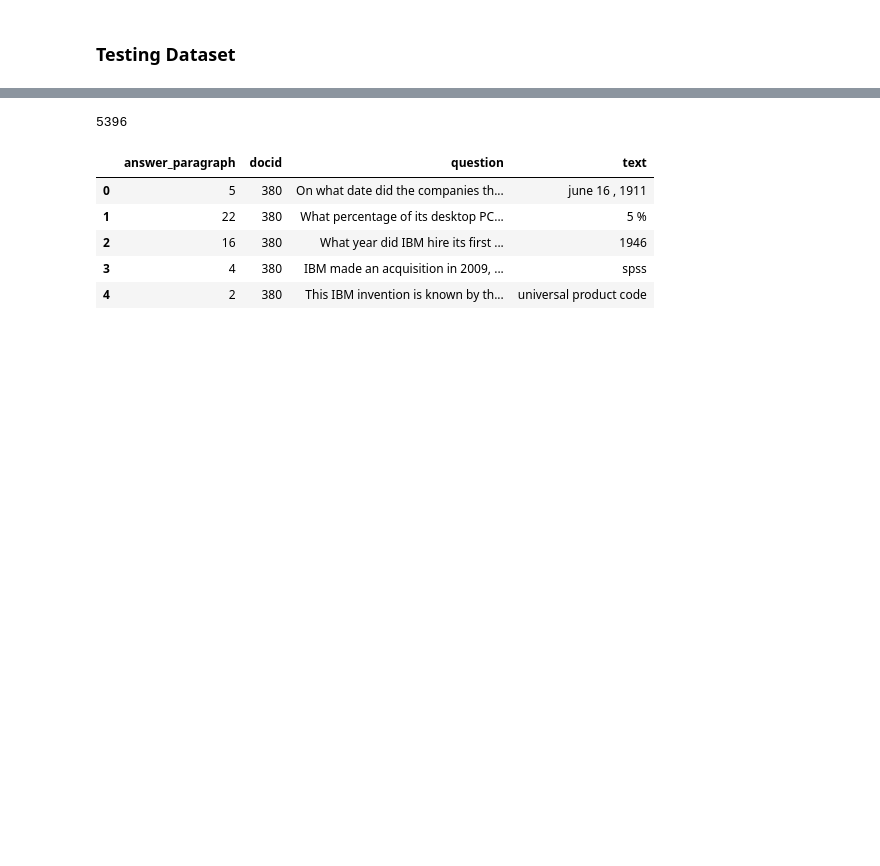
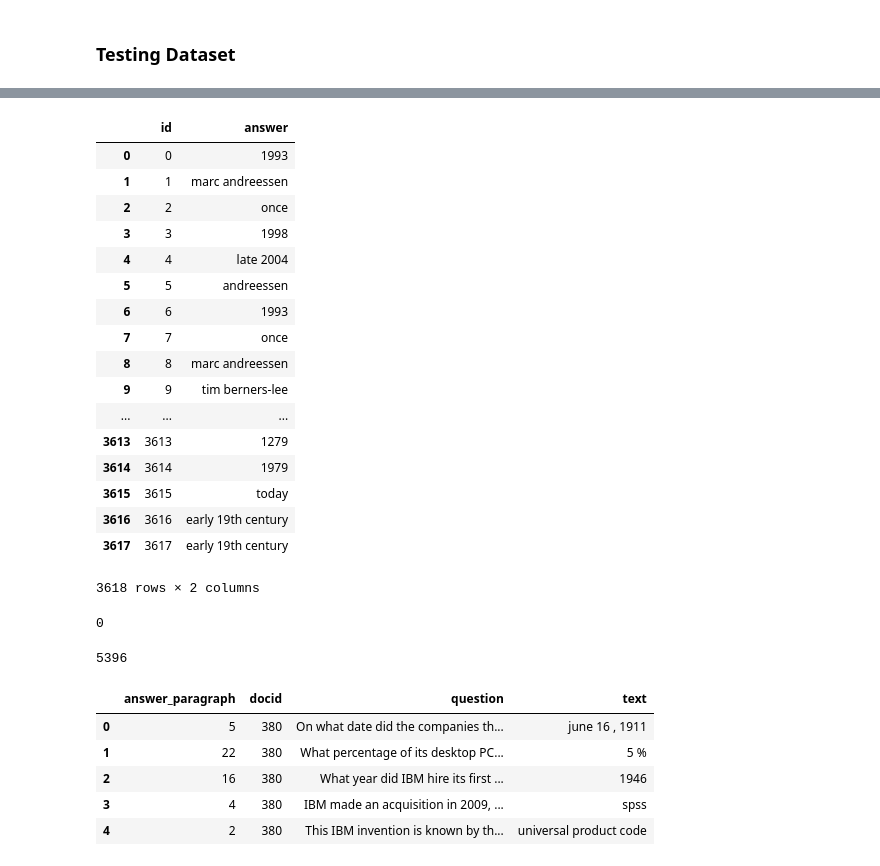
Before and after one commit to danielfelipegil/poisson, a Jupyter notebook: question-answering-dg.ipynb, the cells around one changed output, grey strips where cells are left out. Saved outputs shown, nothing was run; the diff lists cells and outputs as text; code cells hidden in the pictures; blank space fills up the shorter version.

```diff
--- a/question-answering-dg.ipynb
+++ b/question-answering-dg.ipynb
@@ -687,2 +840,23 @@ for index, row in df_testing.iterrows():
+# %%
+df_result
+# %% [output]
+|  | id | answer |
+| 0 | 0 | 1993 |
+| 1 | 1 | marc andreessen |
+| 2 | 2 | once |
+| 3 | 3 | 1998 |
+| 4 | 4 | late 2004 |
+| 5 | 5 | andreessen |
+| 6 | 6 | 1993 |
+| 7 | 7 | once |
+| 8 | 8 | marc andreessen |
+| 9 | 9 | tim berners-lee |
+| ... | ... | ... |
+| 3613 | 3613 | 1279 |
+| 3614 | 3614 | 1979 |
+| 3615 | 3615 | today |
+| 3616 | 3616 | early 19th century |
+| 3617 | 3617 | early 19th century |
+3618 rows × 2 columns
 # %%
 df_result.to_csv('prediction/output.csv',index=False)
@@ -689,3 +865,7 @@ df_result.to_csv('prediction/output.csv',index=False)
+# %%
+len(df_last_result[df_last_result.answer.isnull()])
+# %% [output]
+0
 # %%
 def balanced_subsample(x,y,subsample_size=1.0):
 
```
Also changed, not shown: parts of 8 cells of this notebook.
